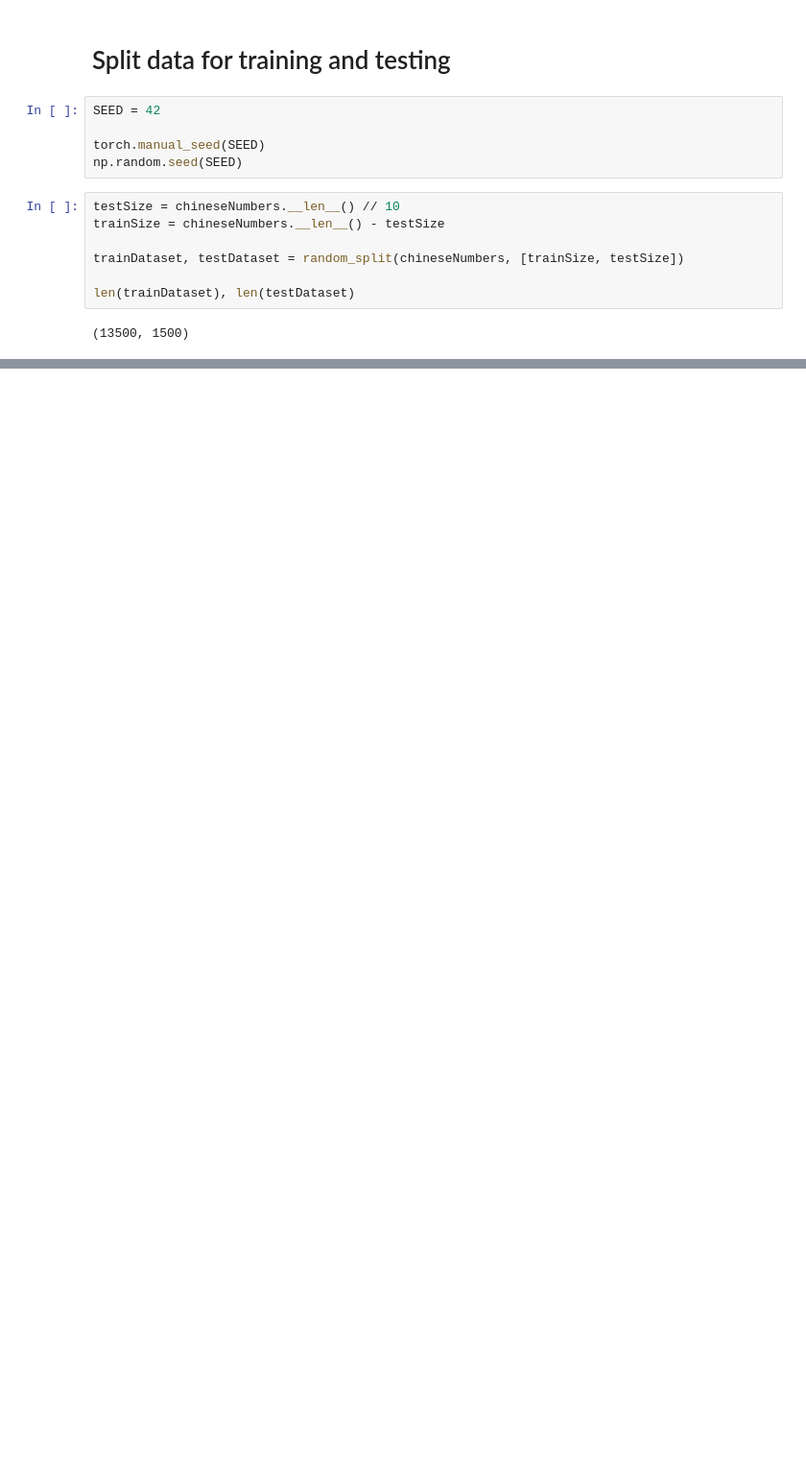
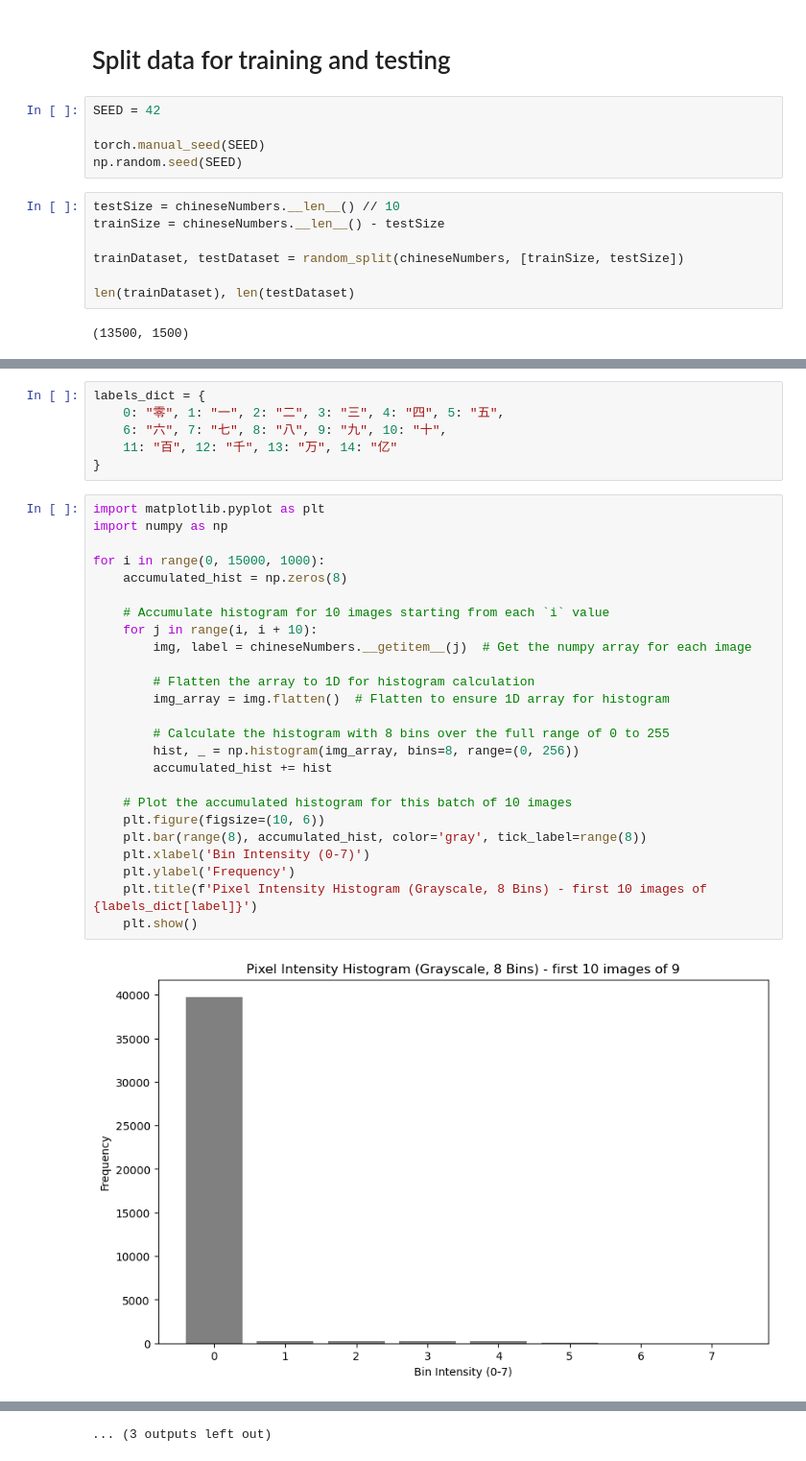
Before and after one commit to quiet98k/Chinese-Digit-Classifier, a Jupyter notebook: minst.ipynb, the cells around one changed output, grey strips where cells are left out. Shown at 96% size. Cells and saved outputs as stored; diff of their text form; blank space fills up the shorter version.

Commit message:
EDA: histograms

```diff
--- a/minst.ipynb
+++ b/minst.ipynb
@@ -130,3 +134,36 @@ plt.show()
 # %% [output]
 [figure]
 [figure]
+# %%
+labels_dict = {
+    0: "零", 1: "一", 2: "二", 3: "三", 4: "四", 5: "五",
+    6: "六", 7: "七", 8: "八", 9: "九", 10: "十",
+    11: "百", 12: "千", 13: "万", 14: "亿"
+}
+# %%
+import matplotlib.pyplot as plt
+import numpy as np
+
+for i in range(0, 15000, 1000):
+    accumulated_hist = np.zeros(8)
+
+    # Accumulate histogram for 10 images starting from each `i` value
+    for j in range(i, i + 10):
+        img, label = chineseNumbers.__getitem__(j)  # Get the numpy array for each image
+
+        # Flatten the array to 1D for histogram calculation
+        img_array = img.flatten()  # Flatten to ensure 1D array for histogram
+
+        # Calculate the histogram with 8 bins over the full range of 0 to 255
+        hist, _ = np.histogram(img_array, bins=8, range=(0, 256))
+        accumulated_hist += hist
+
+    # Plot the accumulated histogram for this batch of 10 images
+    plt.figure(figsize=(10, 6))
+    plt.bar(range(8), accumulated_hist, color='gray', tick_label=range(8))
+    plt.xlabel('Bin Intensity (0-7)')
+    plt.ylabel('Frequency')
+    plt.title(f'Pixel Intensity Histogram (Grayscale, 8 Bins) - first 10 images of {labels_dict[label]}')
+    plt.show()
+# %% [output]
+[figure, added]
@@ -132,0 +181 @@ plt.show()
+... (3 outputs left out)
```
Also changed, not shown: parts of 3 cells of this notebook.
